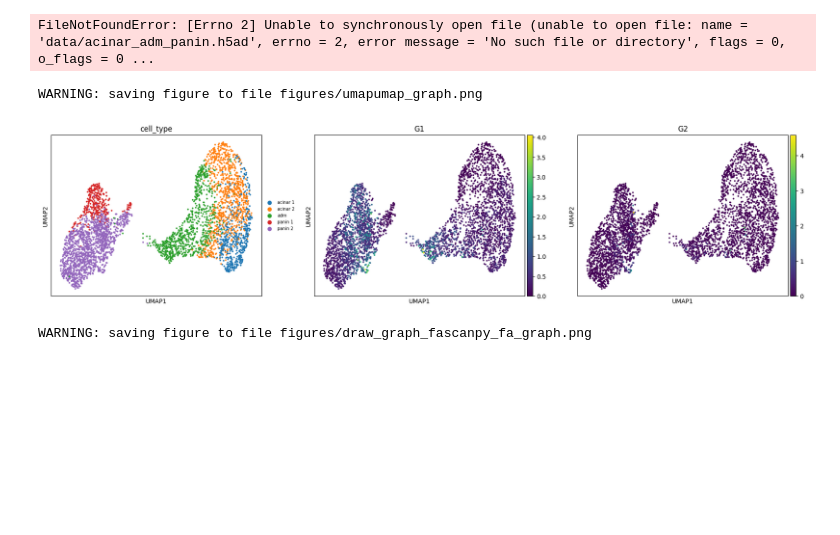
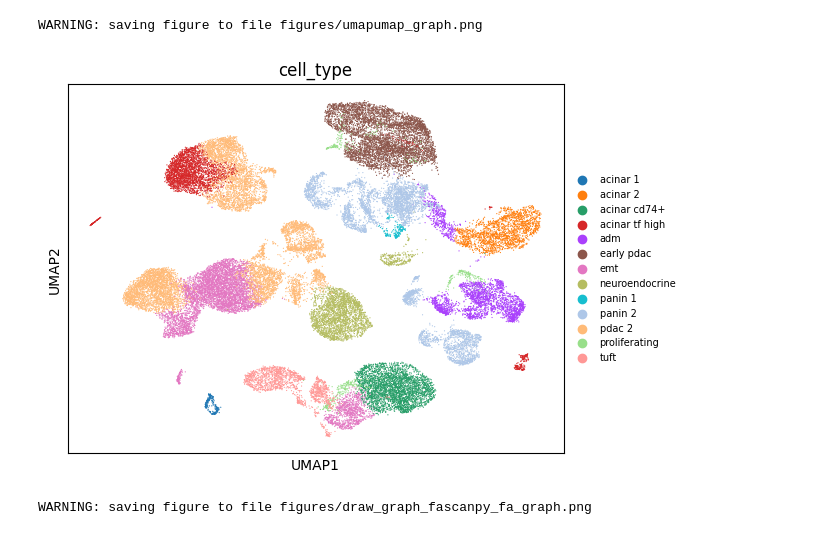
Before and after one commit to azizilab/decipher, a Jupyter notebook: scanpy_graph.ipynb, the cells around one changed output. Saved outputs shown, nothing was run; the diff lists cells and outputs as text; code cells hidden in the pictures; blank space fills up the shorter version.

Commit message:
adjust plot code

```diff
--- a/scanpy_graph.ipynb
+++ b/scanpy_graph.ipynb
@@ -1,11 +1,10 @@
 # %%
 import scanpy as sc
 # %%
-run_id = 'acinar_adm_panin'
+# run_id = 'acinar_adm_panin'
+run_id = 'gse'
 adata_hvg = sc.read(f'data/{run_id}.h5ad')
 # adata_hvg.uns["decipher"]["run_id"] = run_id
-# %% [output]
-FileNotFoundError: [Errno 2] Unable to synchronously open file (unable to open file: name = 'data/acinar_adm_panin.h5ad', errno = 2, error message = 'No such file or directory', flags = 0, o_flags = 0 ...
 # %%
 # Normalize total counts per cell
 sc.pp.normalize_total(adata_hvg, target_sum=1e4)
@@ -14,14 +13,14 @@ sc.pp.log1p(adata_hvg)
 # %%
 sc.pp.scale(adata_hvg, max_value=10)
 sc.tl.pca(adata_hvg, svd_solver='arpack')
 # Compute the neighborhood graph
 sc.pp.neighbors(adata_hvg, n_neighbors=20, n_pcs=40)
 # Run UMAP
 sc.tl.umap(adata_hvg)
-sc.pl.umap(adata_hvg, color=['cell_type', 'G1', 'G2'], legend_fontsize=7, save='umap_graph.png')
+sc.pl.umap(adata_hvg, color=['cell_type'], legend_fontsize=7, save='umap_graph.png')
 # %% [output]
 WARNING: saving figure to file figures/umapumap_graph.png
-[figure, old version]
+[figure, new version]
 # %%
 # scanpy graph fa/fr
 sc.pp.neighbors(adata_hvg, n_neighbors=20, metric='cosine', use_rep='X')
```
Also changed, not shown: 5 other files.
